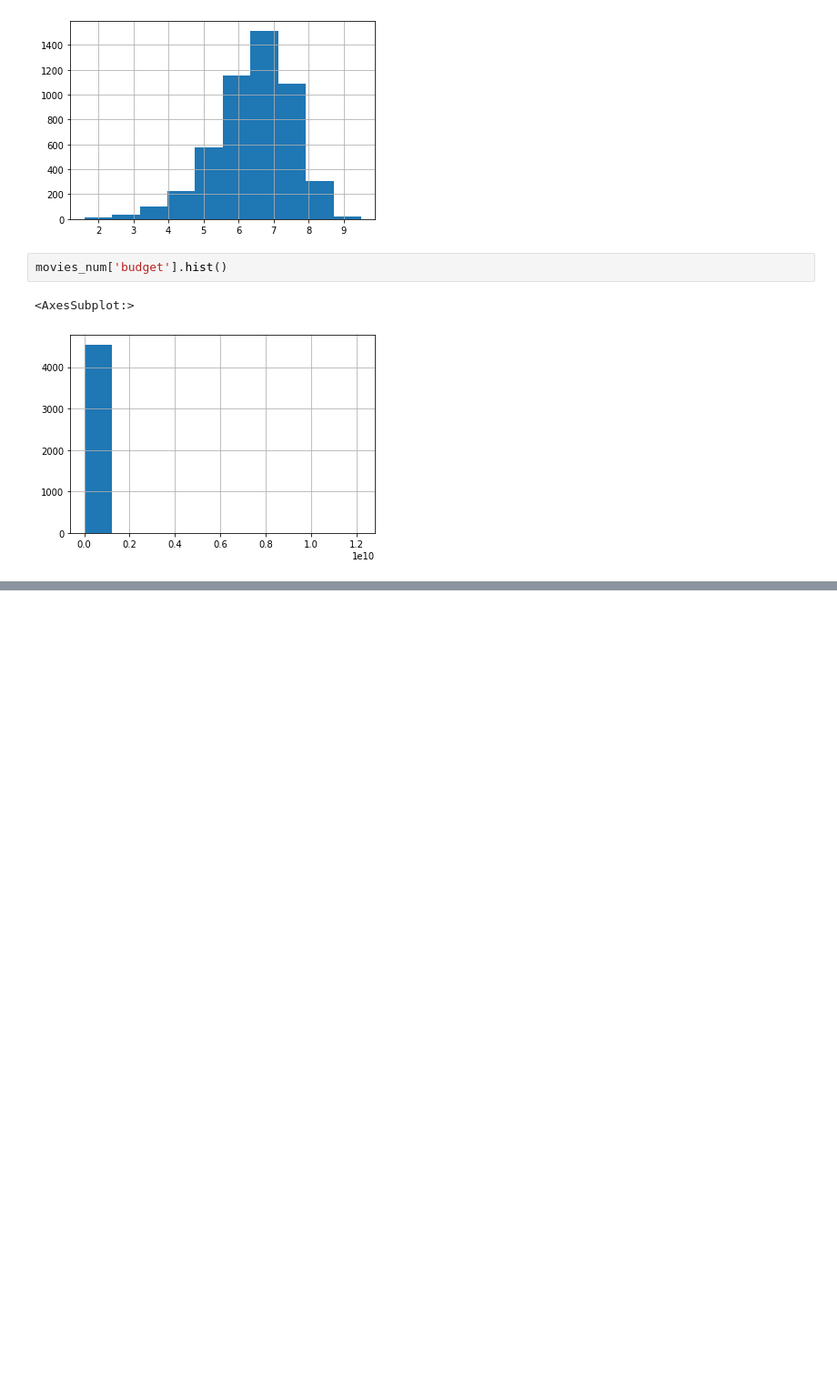
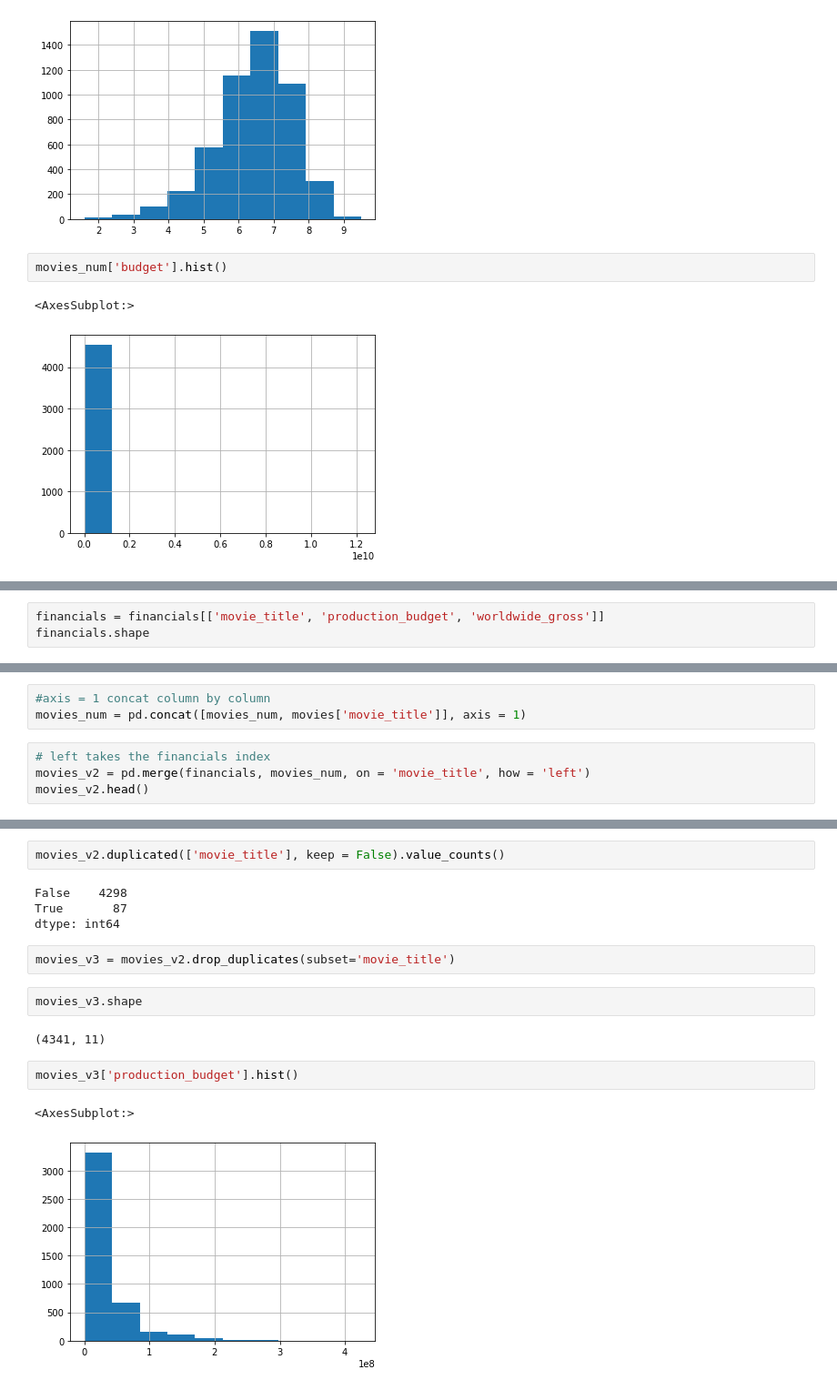
Before and after one commit to Minombreesana/IMDB-project, a Jupyter notebook: IMDB_project/IMDB_project.ipynb, the cells around one changed output, grey strips where cells are left out. Shown at 91% size. Cells and saved outputs as stored; diff of their text form; blank space fills up the shorter version.

```diff
--- a/IMDB_project/IMDB_project.ipynb
+++ b/IMDB_project/IMDB_project.ipynb
@@ -144,0 +162,3 @@ movies[mask]
+# %%
+financials = financials[['movie_title', 'production_budget', 'worldwide_gross']]
+financials.shape
@@ -144,0 +171,7 @@ movies[mask]
+# %%
+#axis = 1 concat column by column
+movies_num = pd.concat([movies_num, movies['movie_title']], axis = 1)
+# %%
+# left takes the financials index
+movies_v2 = pd.merge(financials, movies_num, on = 'movie_title', how = 'left')
+movies_v2.head()
@@ -144,0 +185,17 @@ movies[mask]
+# %%
+movies_v2.duplicated(['movie_title'], keep = False).value_counts()
+# %% [output]
+False    4298
+True       87
+dtype: int64
+# %%
+movies_v3 = movies_v2.drop_duplicates(subset='movie_title')
+# %%
+movies_v3.shape
+# %% [output]
+(4341, 11)
+# %%
+movies_v3['production_budget'].hist()
+# %% [output]
+<AxesSubplot:>
+[figure, added]
```
Also changed, not shown: parts of 4 cells of this notebook.
